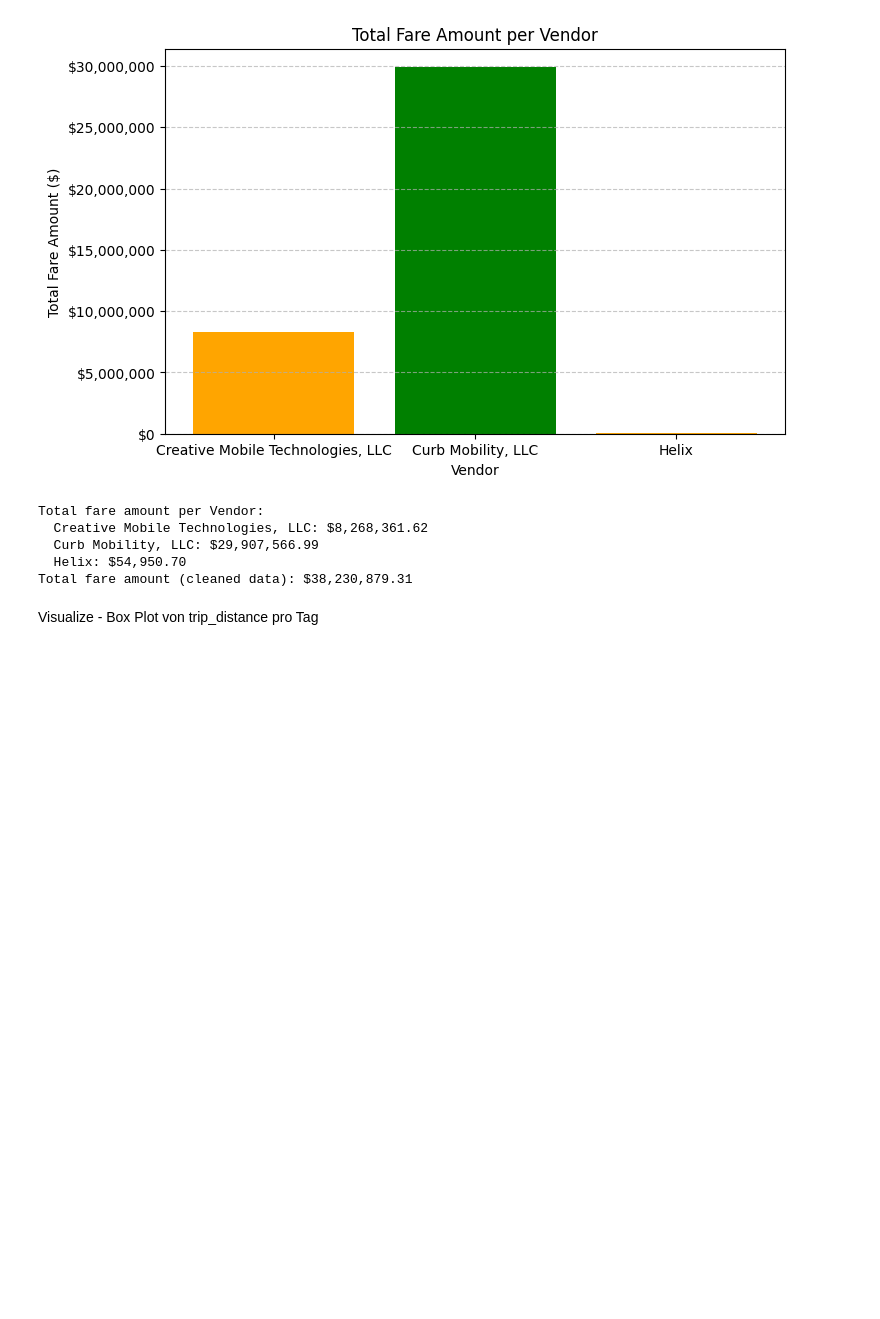
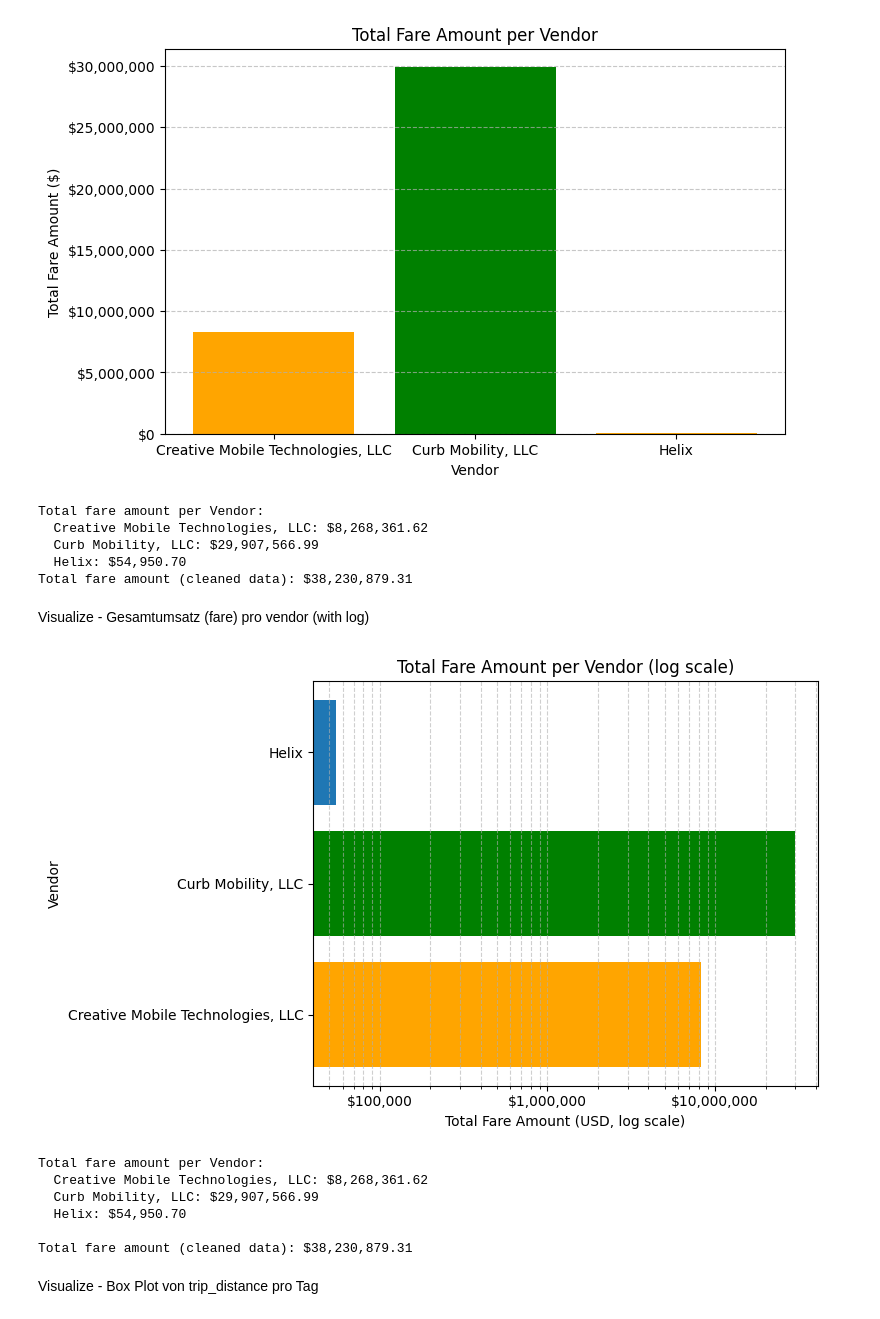
Before and after one commit to Gansch83/Projektarbeit-NYC-yc-taxi, a Jupyter notebook: NEW Projektarbeit.ipynb, the cells around one changed output. Saved outputs shown, nothing was run; the diff lists cells and outputs as text; code cells hidden in the pictures; blank space fills up the shorter version.

```diff
--- a/NEW Projektarbeit.ipynb
+++ b/NEW Projektarbeit.ipynb
@@ -1435,6 +1581,44 @@ Total fare amount per Vendor:
   Curb Mobility, LLC: $29,907,566.99
   Helix: $54,950.70
 Total fare amount (cleaned data): $38,230,879.31
+# %% [markdown]
+Visualize - Gesamtumsatz (fare) pro vendor (with log)
+# %%
+# Log-scaled horizontal bar plot for total fare per vendor (reuses existing `vendor_fare` if present)
+try:
+    vf = vendor_fare
+except NameError:
+    vf = df_clean.groupby('VendorID')['fare_amount'].sum().reset_index()
+    vf['VendorName'] = vf['VendorID'].map(VENDOR_ID_NAMES)
+
+plt.figure(figsize=(8,5))
+plt.barh(vf['VendorName'], vf['fare_amount'], color=['orange','green','tab:blue'][:len(vf)])
+plt.xscale('log')
+plt.title('Total Fare Amount per Vendor (log scale)')
+plt.xlabel('Total Fare Amount (USD, log scale)')
+plt.ylabel('Vendor')
+
+# Format x-axis ticks as USD (works with log scale)
+plt.gca().xaxis.set_major_formatter(FuncFormatter(lambda x, p: f'${x:,.0f}'))
+
+plt.grid(axis='x', which='both', linestyle='--', alpha=0.6)
+plt.tight_layout()
+plt.show()
+
+# Print numeric summary
+print("\nTotal fare amount per Vendor:")
+for _, row in vf.iterrows():
+    print(f"  {row['VendorName']}: ${row['fare_amount']:,.2f}")
+
+print(f"\nTotal fare amount (cleaned data): ${df_clean['fare_amount'].sum():,.2f}")
+# %% [output]
+[figure, added]
+Total fare amount per Vendor:
+  Creative Mobile Technologies, LLC: $8,268,361.62
+  Curb Mobility, LLC: $29,907,566.99
+  Helix: $54,950.70
+
+Total fare amount (cleaned data): $38,230,879.31
 # %% [markdown]
 Visualize - Box Plot von trip_distance pro Tag
 # %%
```
Also changed, not shown: parts of 18 cells of this notebook.
